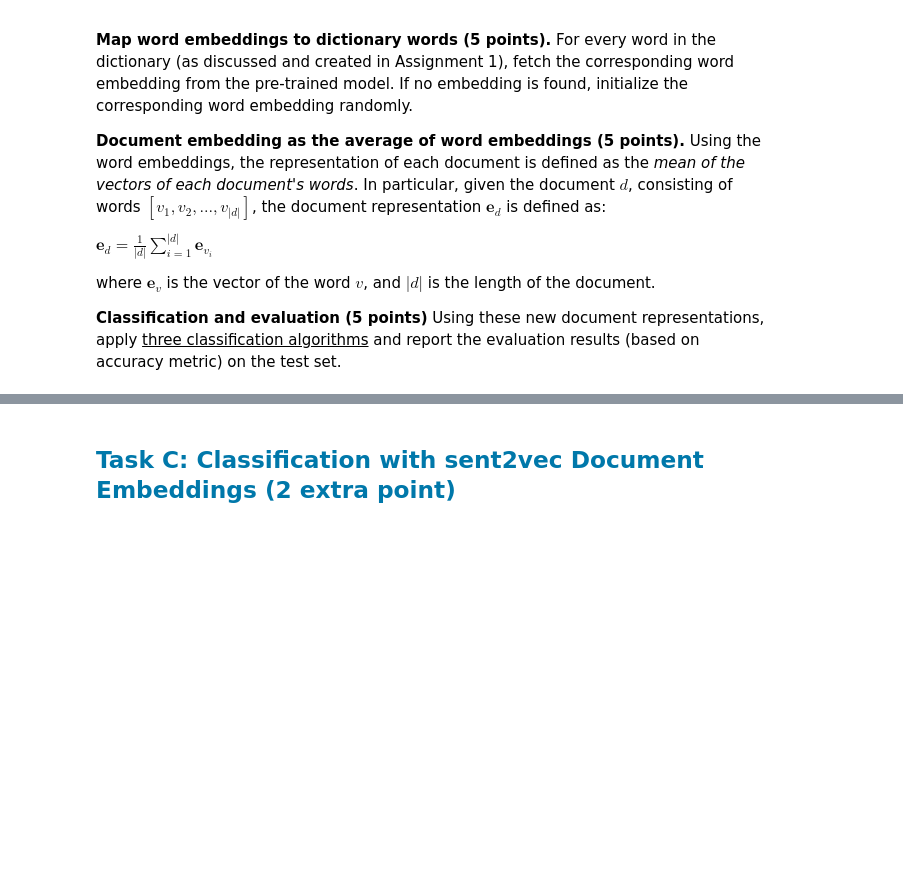
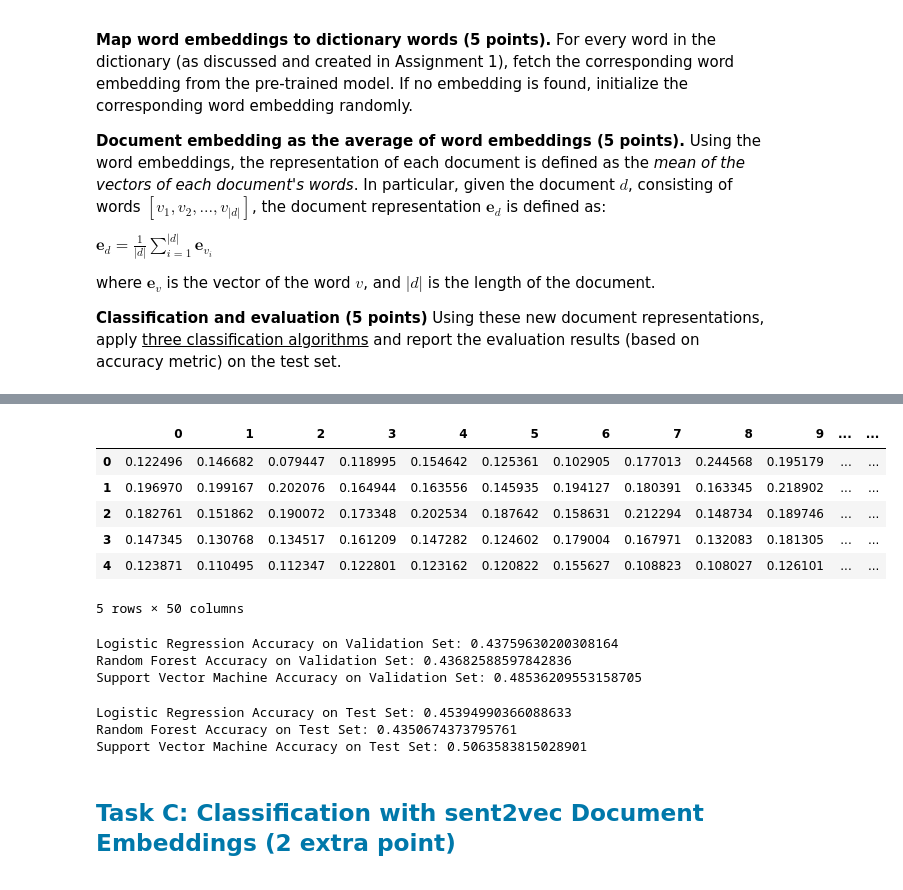
Before and after one commit to Kara0410/NLP, a Jupyter notebook: Assignment2.ipynb, the cells around one changed output, grey strips where cells are left out. Saved outputs shown, nothing was run; the diff lists cells and outputs as text; code cells hidden in the pictures; blank space fills up the shorter version.

```diff
--- a/Assignment2.ipynb
+++ b/Assignment2.ipynb
@@ -263,3 +372,69 @@ where $\mathbf{e}_{v}$ is the vector of the word $v$, and $|d|$ is the length of
+# %%
+df_document_embeddings_validation.head()
+# %% [output]
+|  | 0 | 1 | 2 | 3 | 4 | 5 | 6 | 7 | 8 | 9 | ... | ... |
+| 0 | 0.122496 | 0.146682 | 0.079447 | 0.118995 | 0.154642 | 0.125361 | 0.102905 | 0.177013 | 0.244568 | 0.195179 | ... | ... |
+| 1 | 0.196970 | 0.199167 | 0.202076 | 0.164944 | 0.163556 | 0.145935 | 0.194127 | 0.180391 | 0.163345 | 0.218902 | ... | ... |
+| 2 | 0.182761 | 0.151862 | 0.190072 | 0.173348 | 0.202534 | 0.187642 | 0.158631 | 0.212294 | 0.148734 | 0.189746 | ... | ... |
+| 3 | 0.147345 | 0.130768 | 0.134517 | 0.161209 | 0.147282 | 0.124602 | 0.179004 | 0.167971 | 0.132083 | 0.181305 | ... | ... |
+| 4 | 0.123871 | 0.110495 | 0.112347 | 0.122801 | 0.123162 | 0.120822 | 0.155627 | 0.108823 | 0.108027 | 0.126101 | ... | ... |
+5 rows × 50 columns
+# %%
+#Task B.3
+
+from sklearn.model_selection import train_test_split
+from sklearn.linear_model import LogisticRegression
+from sklearn.svm import SVC
+from sklearn.ensemble import RandomForestClassifier
+from sklearn.metrics import accuracy_score
+
+y_train = load_train_text["Label"]
+y_validation = load_validation_text["Label"]
+y_test = load_test_text["Label"]
+
+# Logistic Regression
+lr = LogisticRegression(max_iter=1000)
+lr.fit(df_document_embeddings_train, y_train)
+lr_predictions = lr.predict(df_document_embeddings_validation)
+lr_accuracy = accuracy_score(y_validation, lr_predictions)
+print(f'Logistic Regression Accuracy on Validation Set: {lr_accuracy}')
+
+# Random Forest
+rf = RandomForestClassifier()
+rf.fit(df_document_embeddings_train, y_train)
+rf_predictions = rf.predict(df_document_embeddings_validation)
+rf_accuracy = accuracy_score(y_validation, rf_predictions)
+print(f'Random Forest Accuracy on Validation Set: {rf_accuracy}')
+
+# Support Vector Machine
+svc = SVC()
+svc.fit(df_document_embeddings_train, y_train)
+svc_predictions = svc.predict(df_document_embeddings_validation)
+svc_accuracy = accuracy_score(y_validation, svc_predictions)
+print(f'Support Vector Machine Accuracy on Validation Set: {svc_accuracy}')
+# %% [output]
+Logistic Regression Accuracy on Validation Set: 0.43759630200308164
+Random Forest Accuracy on Validation Set: 0.43682588597842836
+Support Vector Machine Accuracy on Validation Set: 0.48536209553158705
+# %%
+# Logistic Regression
+lr_predictions_test = lr.predict(df_document_embeddings_test)
+lr_accuracy_test = accuracy_score(y_test, lr_predictions_test)
+print(f'Logistic Regression Accuracy on Test Set: {lr_accuracy_test}')
+
+# Random Forest
+rf_predictions_test = rf.predict(df_document_embeddings_test)
+rf_accuracy_test = accuracy_score(y_test, rf_predictions_test)
+print(f'Random Forest Accuracy on Test Set: {rf_accuracy_test}')
+
+# Support Vector Machine
+svc_predictions_test = svc.predict(df_document_embeddings_test)
+svc_accuracy_test = accuracy_score(y_test, svc_predictions_test)
+print(f'Support Vector Machine Accuracy on Test Set: {svc_accuracy_test}')
+# %% [output]
+Logistic Regression Accuracy on Test Set: 0.45394990366088633
+Random Forest Accuracy on Test Set: 0.4350674373795761
+Support Vector Machine Accuracy on Test Set: 0.5063583815028901
 # %% [markdown]
 <a name="section-taskC"></a><h2 style="color:rgb(0,120,170)">Task C: Classification with sent2vec Document Embeddings (2 extra point)</h2>
 # %% [markdown]
```
Also changed, not shown: parts of 5 cells of this notebook, 1 other file.
